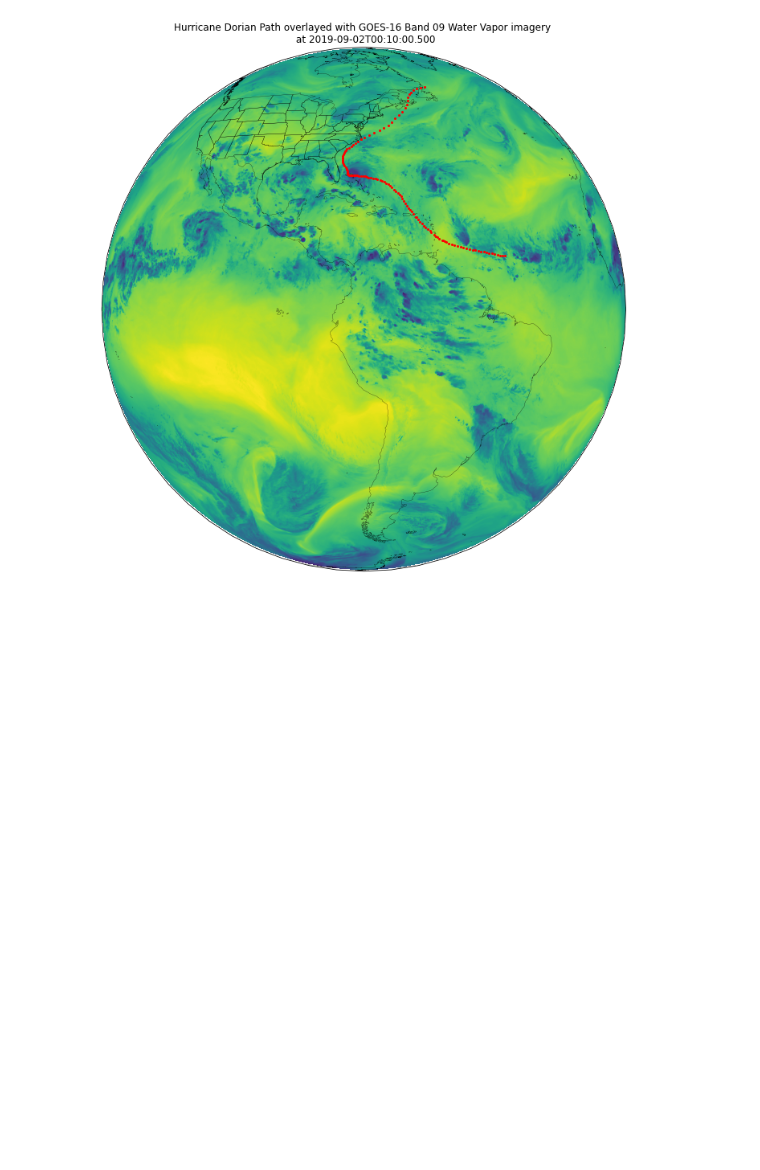
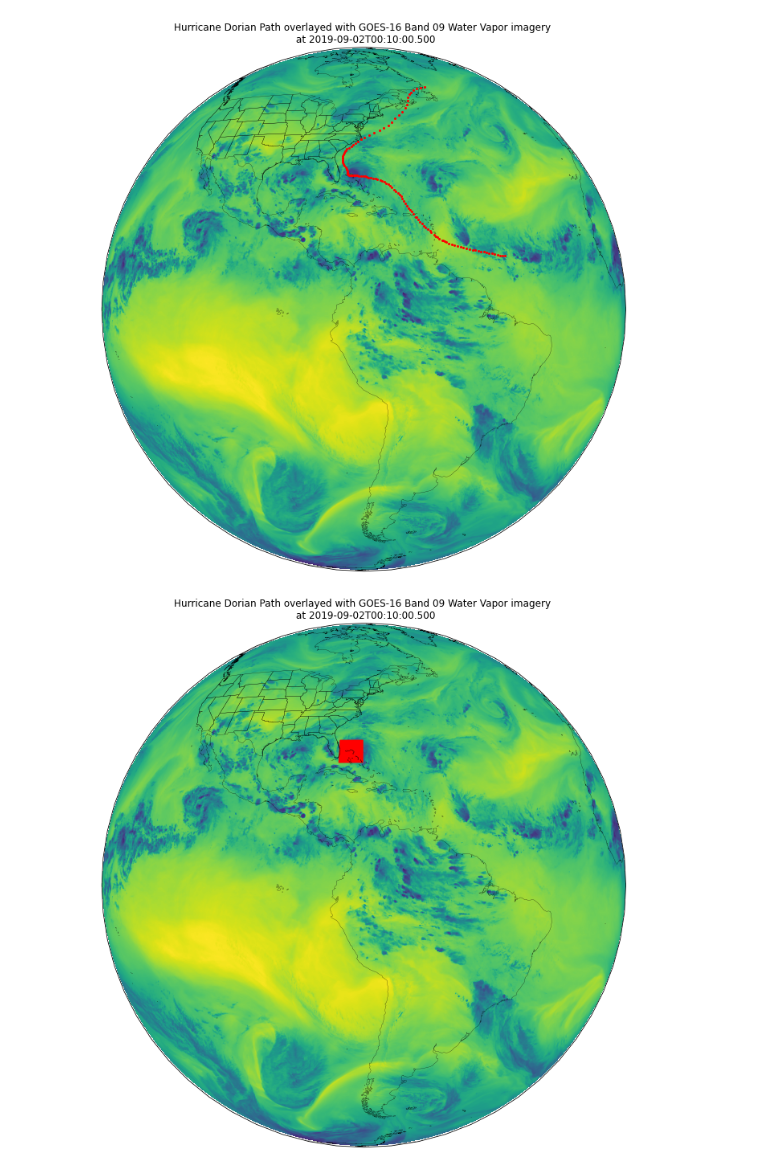
Before and after one commit to rmcsqrd/cyclone_classifier, a Jupyter notebook: data_explorer_example.ipynb, the cells around one changed output. Saved outputs shown, nothing was run; the diff lists cells and outputs as text; code cells hidden in the pictures; blank space fills up the shorter version.

Commit message:
Added color patch to GOES imagery, added in aws_goes script

```diff
--- a/data_explorer_example.ipynb
+++ b/data_explorer_example.ipynb
@@ -215,3 +197,43 @@ for x,y in zip(lat_list, lon_list):
     ax.plot(y,x, markersize=2, marker='o', color='red', transform=ccrs.Geodetic())
 # %% [output]
 [figure]
+# %%
+# get time of hurricane closest to GOES data
+# start by computing time of GOES data
+t1 = wv.time_bounds.values[0]
+t2 = wv.time_bounds.values[1]
+time_median = t1+(t2-t1)/2
+time_deltas = [np.abs(storm_time - time_median) for storm_time in wv_storm.time.values][0]
+time_deltas = time_deltas[~np.isnat(time_deltas)]  # remove NaT values
+storm_time_idx = np.argmin(time_deltas)
+wv_storm.isel(date_time=[storm_time_idx])
+storm_lat = wv_storm.lat.values[0, storm_time_idx] # 2d, slice into a vector
+storm_lon = wv_storm.lon.values[0, storm_time_idx]
+
+# plot stuff
+dat = wv.metpy.parse_cf('CMI')
+geos = dat.metpy.cartopy_crs
+x = dat.x
+y = dat.y
+fig = plt.figure(figsize=(15, 12))
+
+# Create axis with Geostationary projection
+ax = plt.axes(projection=geos)
+plt.title("Hurricane Dorian Path overlayed with GOES-16 Band 09 Water Vapor imagery \n at {}".format(wv_timestamp))
+wv_data = wv['CMI'].data
+ax.imshow(wv_data, origin='upper', extent=(x.min(), x.max(), y.min(), y.max()), transform=geos)
+# Add Coastlines and States
+ax.coastlines(resolution='50m', color='black', linewidth=0.25)
+ax.add_feature(ccrs.cartopy.feature.STATES, linewidth=0.25)
+
+# ax.plot(storm_lon,storm_lat, markersize=2, marker='o', color='red', transform=ccrs.Geodetic())  # do this to plot a dot
+import matplotlib.patches as patches
+patch_size = 5
+patch_center = [i-patch_size/2 for i in (storm_lon, storm_lat)]
+rect = patches.Rectangle(patch_center, patch_size, patch_size, linewidth=1, edgecolor='r', facecolor='r', transform=ccrs.Geodetic())
+
+# Add the patch to the Axes
+ax.add_patch(rect)
+plt.show()
+# %% [output]
+[figure, added]
```
Also changed, not shown: parts of 3 cells of this notebook, 1 other file.
